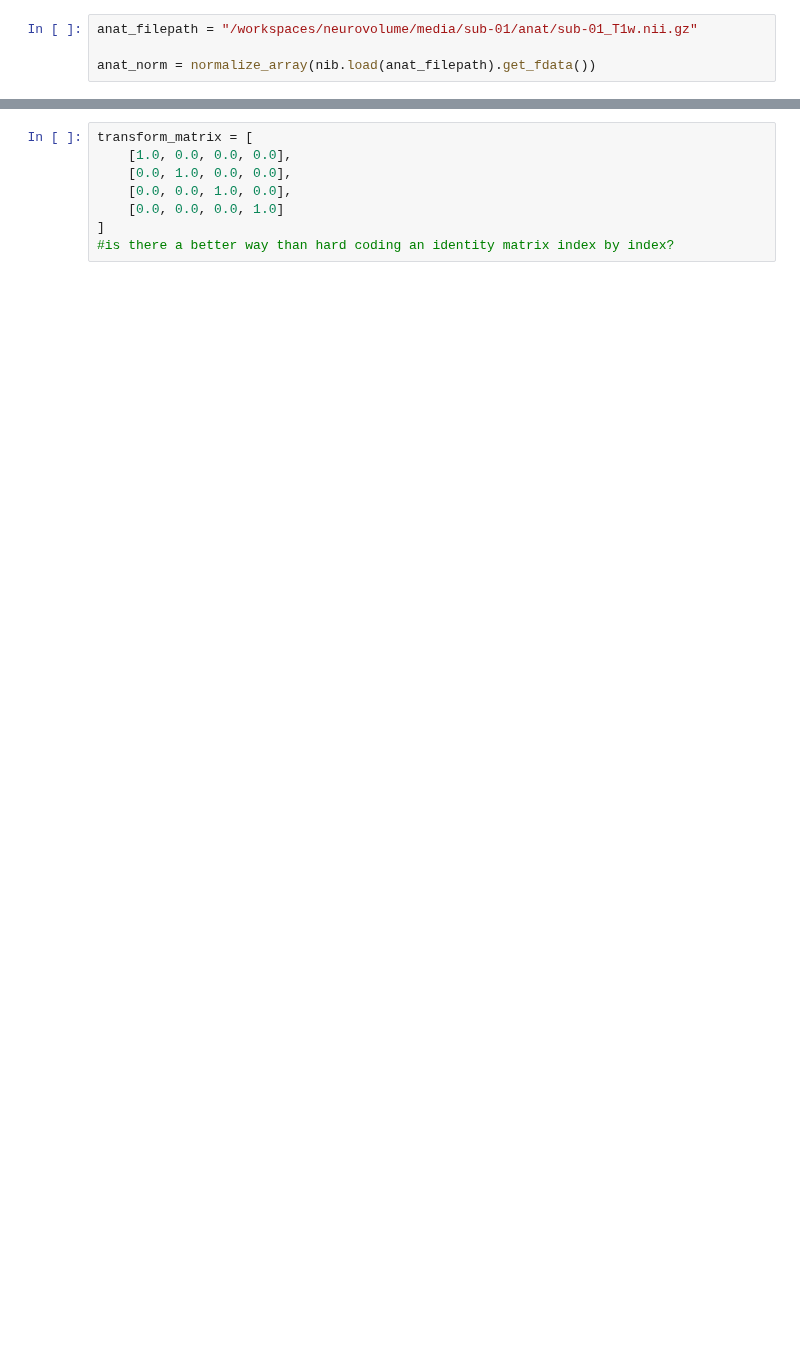
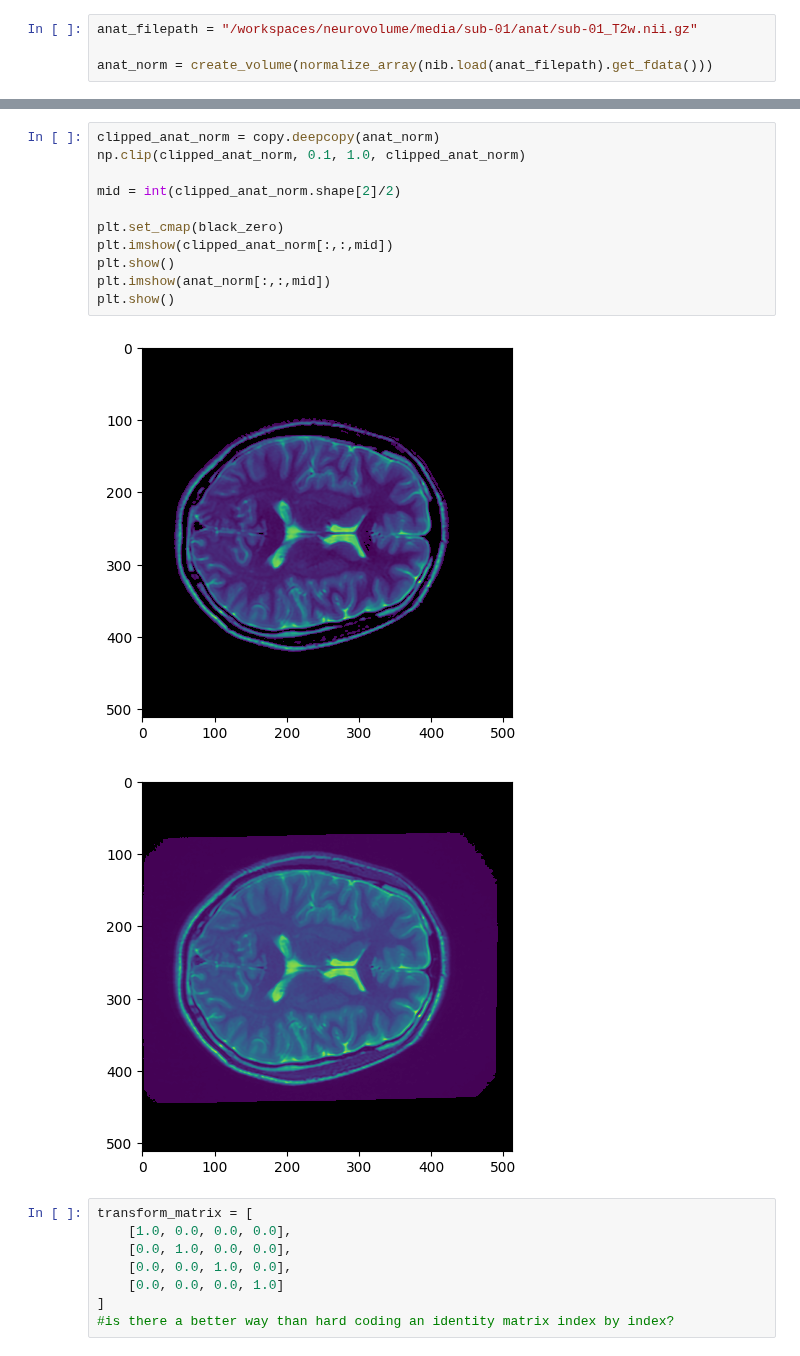
Before and after one commit to joachimbbp/neurovolume, a Jupyter notebook: src/neuro_volume/vdb_pipeline.ipynb, the cells around one changed output, grey strips where cells are left out. Saved outputs shown, nothing was run; the diff lists cells and outputs as text; blank space fills up the shorter version.

```diff
--- a/src/neuro_volume/vdb_pipeline.ipynb
+++ b/src/neuro_volume/vdb_pipeline.ipynb
@@ -14,4 +16,4 @@ output_folder = os.path.join(parent_directory, "output/")
 # %%
-anat_filepath = "/workspaces/neurovolume/media/sub-01/anat/sub-01_T1w.nii.gz"
+anat_filepath = "/workspaces/neurovolume/media/sub-01/anat/sub-01_T2w.nii.gz"
 
-anat_norm = normalize_array(nib.load(anat_filepath).get_fdata())
+anat_norm = create_volume(normalize_array(nib.load(anat_filepath).get_fdata()))
@@ -33,3 +48,17 @@ plt.show()
+# %%
+clipped_anat_norm = copy.deepcopy(anat_norm)
+np.clip(clipped_anat_norm, 0.1, 1.0, clipped_anat_norm)
+
+mid = int(clipped_anat_norm.shape[2]/2)
+
+plt.set_cmap(black_zero)
+plt.imshow(clipped_anat_norm[:,:,mid])
+plt.show()
+plt.imshow(anat_norm[:,:,mid])
+plt.show()
+# %% [output]
+[figure, added]
+[figure, added]
 # %%
 transform_matrix = [
     [1.0, 0.0, 0.0, 0.0],
```
Also changed, not shown: parts of 14 cells of this notebook, 4 other files.
